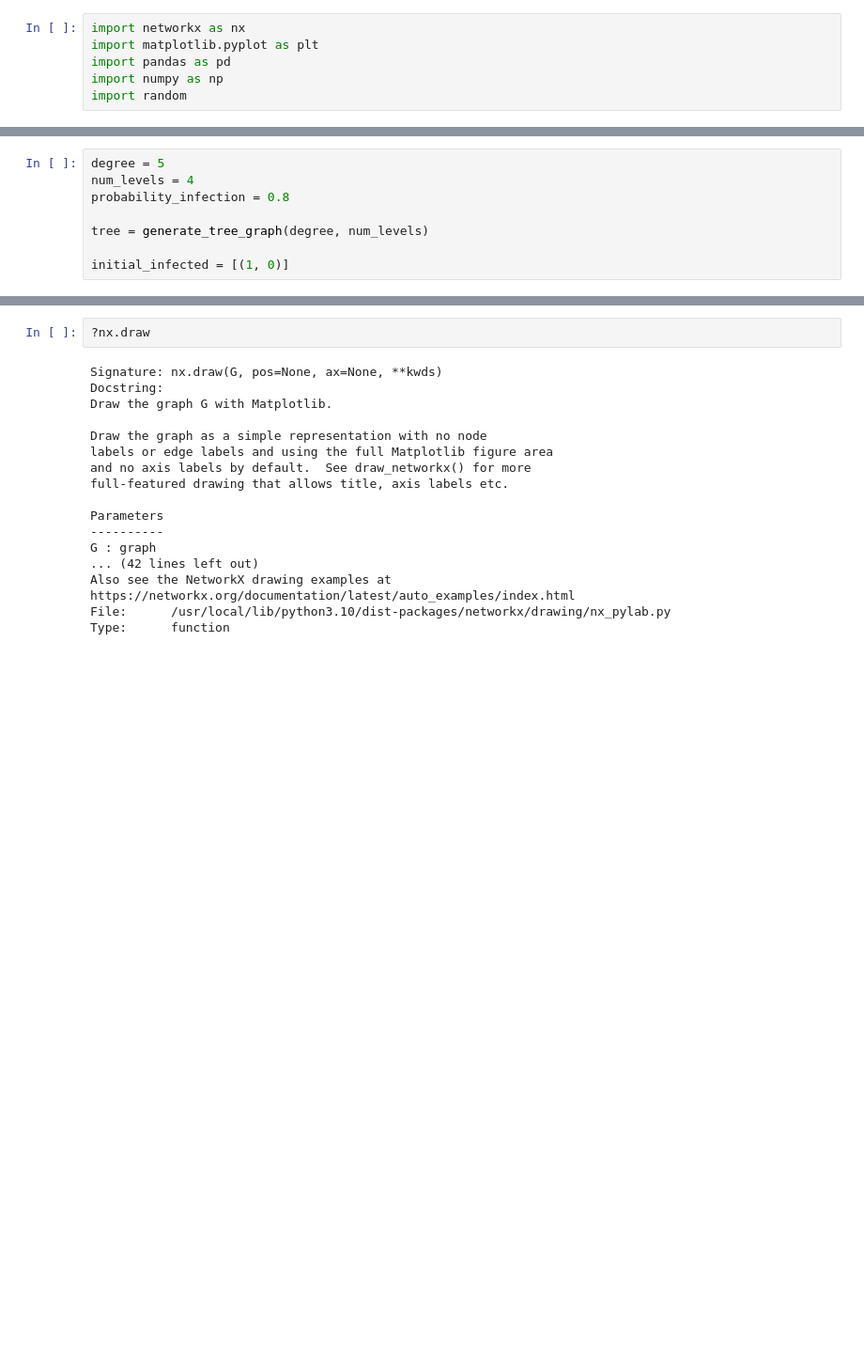
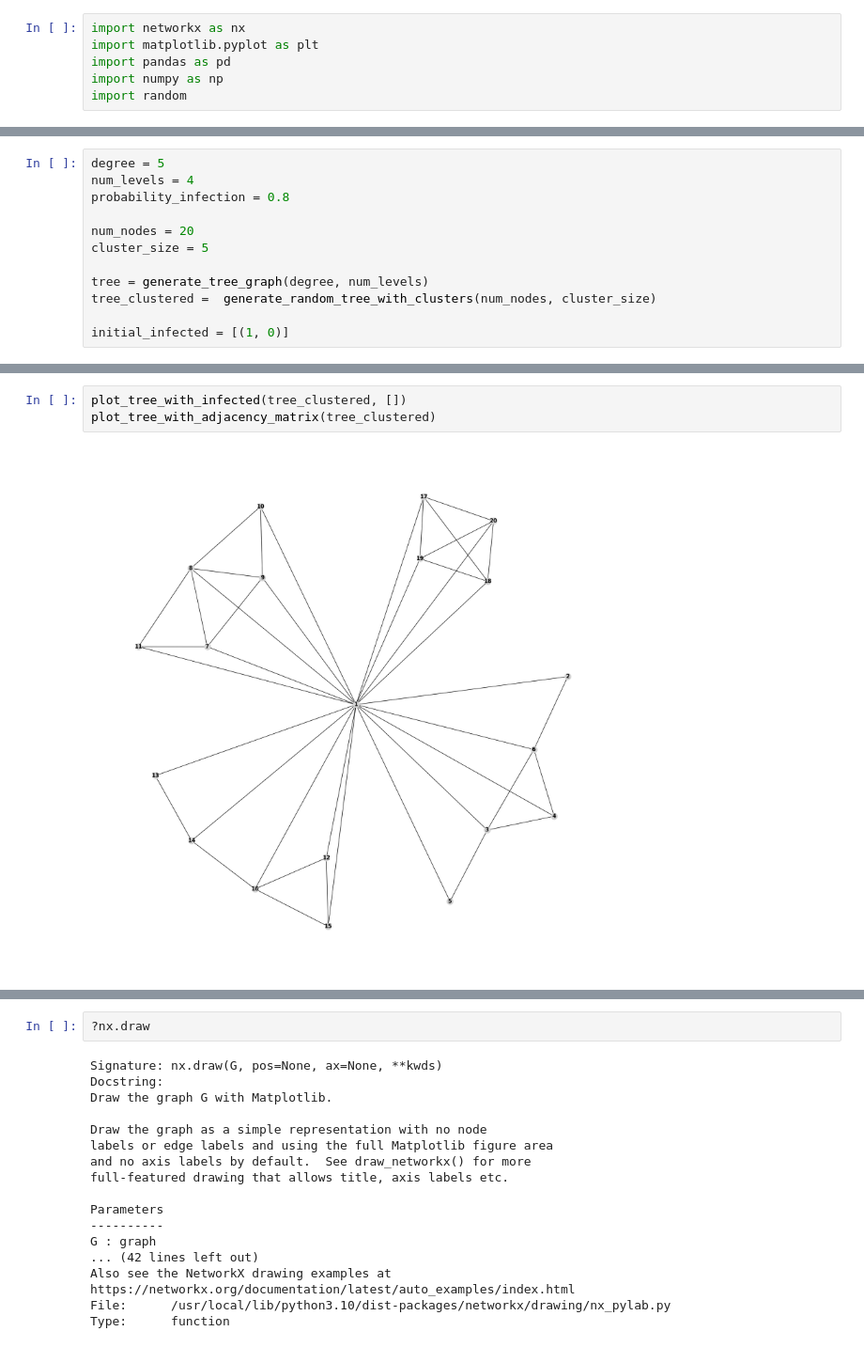
Before and after one commit to gabriel-os/simulacao_redes_difusas, a Jupyter notebook: Simulacao.ipynb, the cells around one changed output, grey strips where cells are left out. Shown at 94% size. Cells and saved outputs as stored; diff of their text form; blank space fills up the shorter version.

```diff
--- a/Simulacao.ipynb
+++ b/Simulacao.ipynb
@@ -65,7 +89,11 @@ degree = 5
 num_levels = 4
 probability_infection = 0.8
 
+num_nodes = 20
+cluster_size = 5
+
 tree = generate_tree_graph(degree, num_levels)
+tree_clustered =  generate_random_tree_with_clusters(num_nodes, cluster_size)
 
 initial_infected = [(1, 0)]
 # %%
@@ -78,0 +114,5 @@ plot_tree_with_adjacency_matrix(tree)
+# %%
+plot_tree_with_infected(tree_clustered, [])
+plot_tree_with_adjacency_matrix(tree_clustered)
+# %% [output]
+[figure, added]
```
Also changed, not shown: parts of 5 cells of this notebook.
